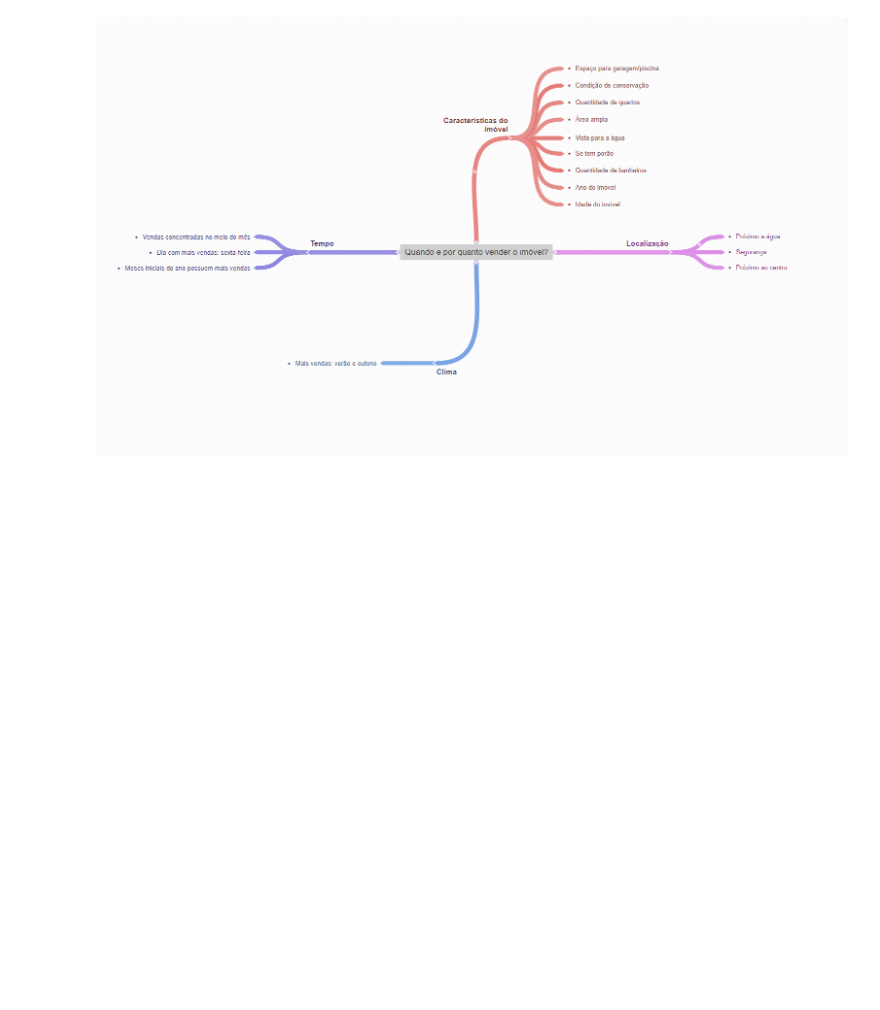
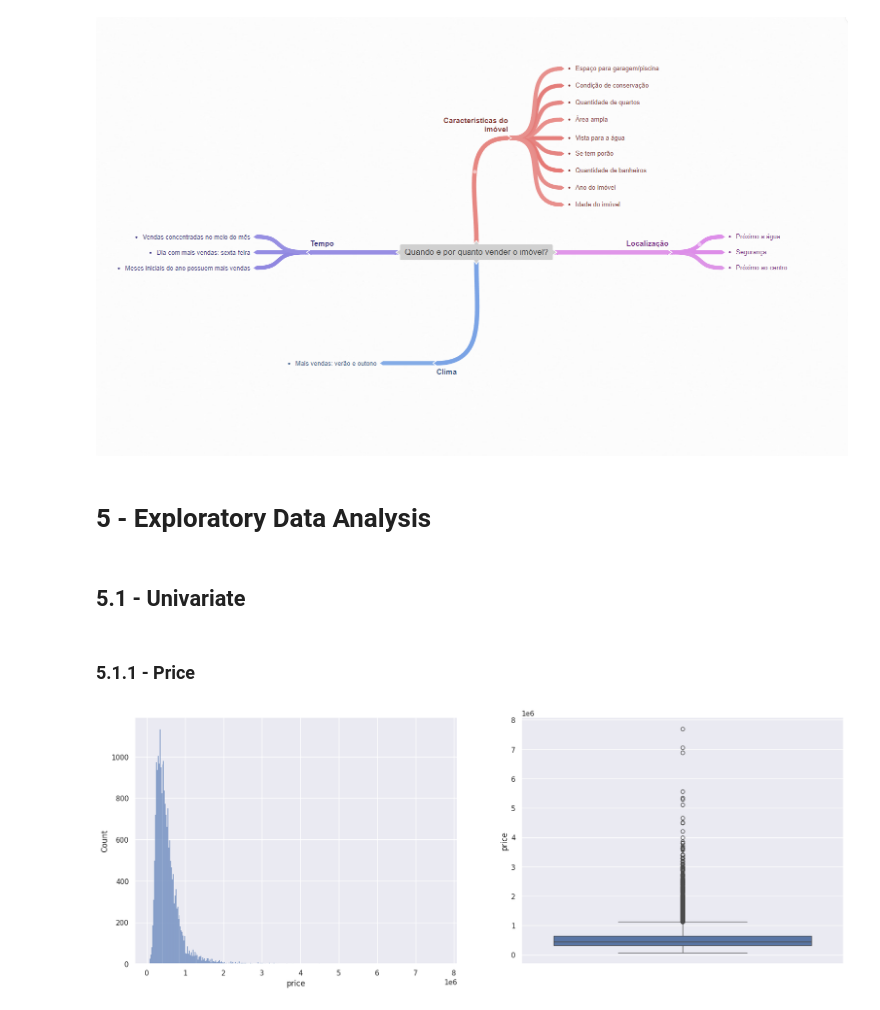
Before and after one commit to Mat004/house_rocket_new, a Jupyter notebook: House Rocket - EDA.ipynb, the cells around one changed output. Drawn from its saved outputs; the diff is of its cells as text; code cells hidden in the pictures; blank space fills up the shorter version.

```diff
--- a/House Rocket - EDA.ipynb
+++ b/House Rocket - EDA.ipynb
@@ -301,3 +301,24 @@ Index(['id', 'date', 'price', 'bedrooms', 'bathrooms', 'sqft_living',
 Image.open('img/mind map.png')
 # %% [output]
 [figure]
+# %% [markdown]
+# 5 - Exploratory Data Analysis
+# %% [markdown]
+## 5.1 - Univariate
+# %%
+df3 = df2.copy()
+# %% [markdown]
+### 5.1.1 - Price
+# %%
+# Plotagem da distribuição dos preços
+plt.figure(figsize=(20,7))
+
+plt.subplot(1,2,1)
+sns.histplot(df3, x='price')
+
+plt.subplot(1,2,2)
+sns.boxplot(df3, y='price')
+
+plt.show()
+# %% [output]
+[figure, added]
```
Also changed, not shown: parts of 2 cells of this notebook.
